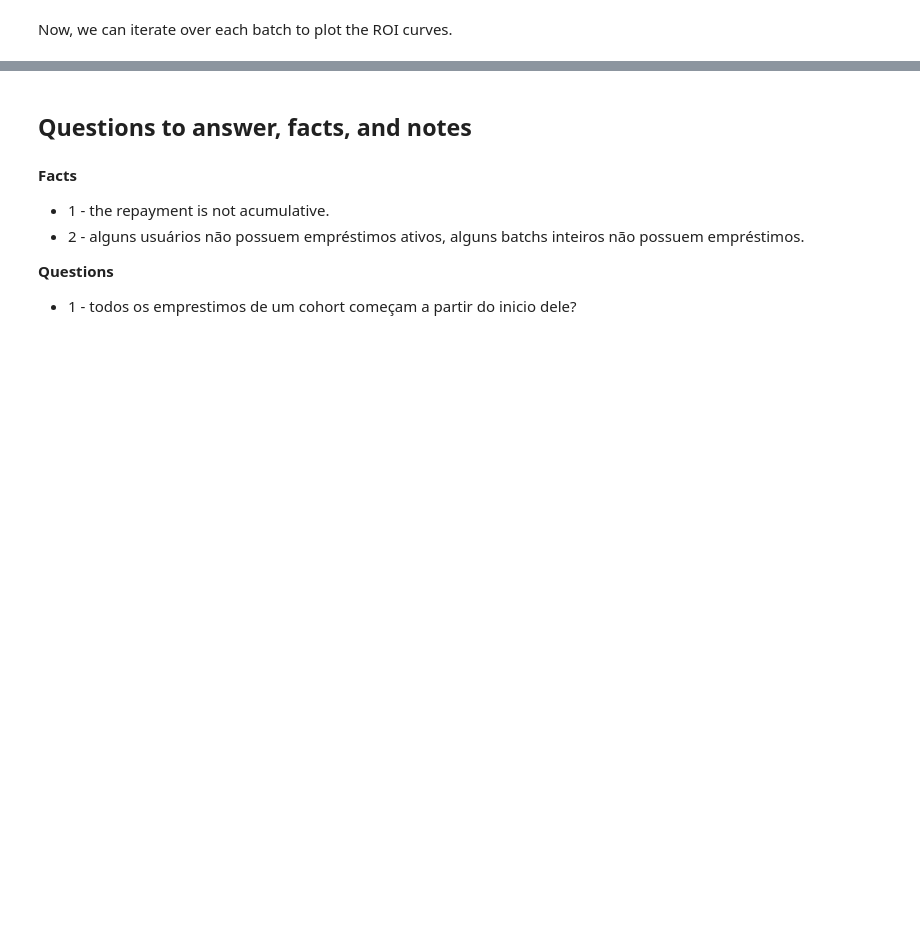
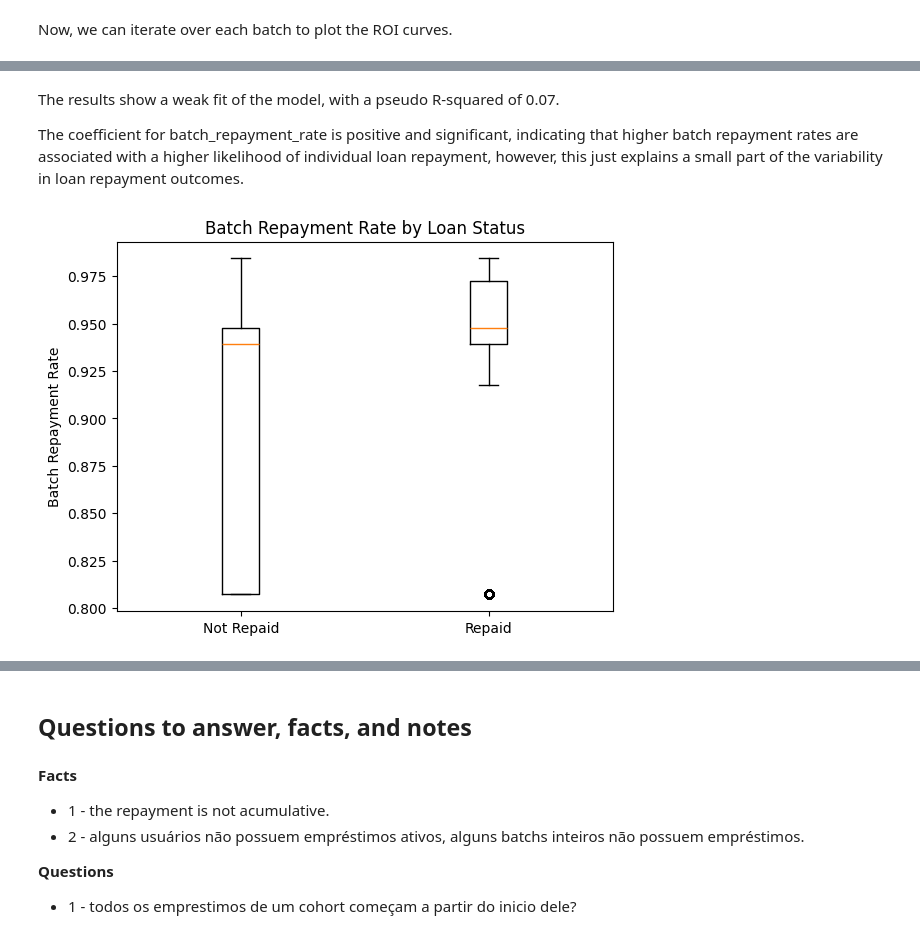
Before and after one commit to jquentino/cohort-profitability-case, a Jupyter notebook: notebooks/1-jq-exploratory-data-analysis.ipynb, the cells around one changed output, grey strips where cells are left out. Cells and saved outputs as stored; diff of their text form; code cells hidden in the pictures; blank space fills up the shorter version.

```diff
--- a/notebooks/1-jq-exploratory-data-analysis.ipynb
+++ b/notebooks/1-jq-exploratory-data-analysis.ipynb
@@ -164,0 +170,4 @@ plt.show()
+# %%
+# Checking loans last status
+loans_last_status = loans_and_cohort.sort_values('updated_at').drop_duplicates(subset=['loan_id'], keep='last')
+loans_last_status['status'].value_counts()
@@ -164,0 +182,10 @@ plt.show()
+# %%
+loans_to_consider = loans_last_status[loans_last_status.status.isin(["repaid", "debt_repaid", "debt_collection"])].copy()
+
+# Computing Y variable (loan payed or not)
+loans_to_consider.loc[:,"payed"] = loans_to_consider["status"].apply(lambda x: 0 if x == "debt_collection" else 1)
+
+# Computing X (batch repayment rate)
+loans_to_consider.loc[:, "batch_repayment_rate"] = loans_to_consider.groupby("batch")["payed"].transform("mean")
+
+display(loans_to_consider.head())
@@ -164,0 +226,15 @@ plt.show()
+# %% [markdown]
+The results show a weak fit of the model, with a pseudo R-squared of 0.07.
+
+The coefficient for batch_repayment_rate is positive and significant, indicating that higher batch repayment rates are associated with a higher likelihood of individual loan repayment, however, this just explains a small part of the variability in loan repayment outcomes.
+# %%
+from matplotlib import pyplot as plt
+
+plt.boxplot([loans_to_consider["batch_repayment_rate"][loans_to_consider["payed"] == 0],
+              loans_to_consider["batch_repayment_rate"][loans_to_consider["payed"] == 1]],
+             tick_labels=["Not Repaid", "Repaid"])
+plt.title("Batch Repayment Rate by Loan Status")
+plt.ylabel("Batch Repayment Rate")
+plt.show()
+# %% [output]
+[figure, added]
```
Also changed, not shown: parts of 26 cells of this notebook, 6 other files.
